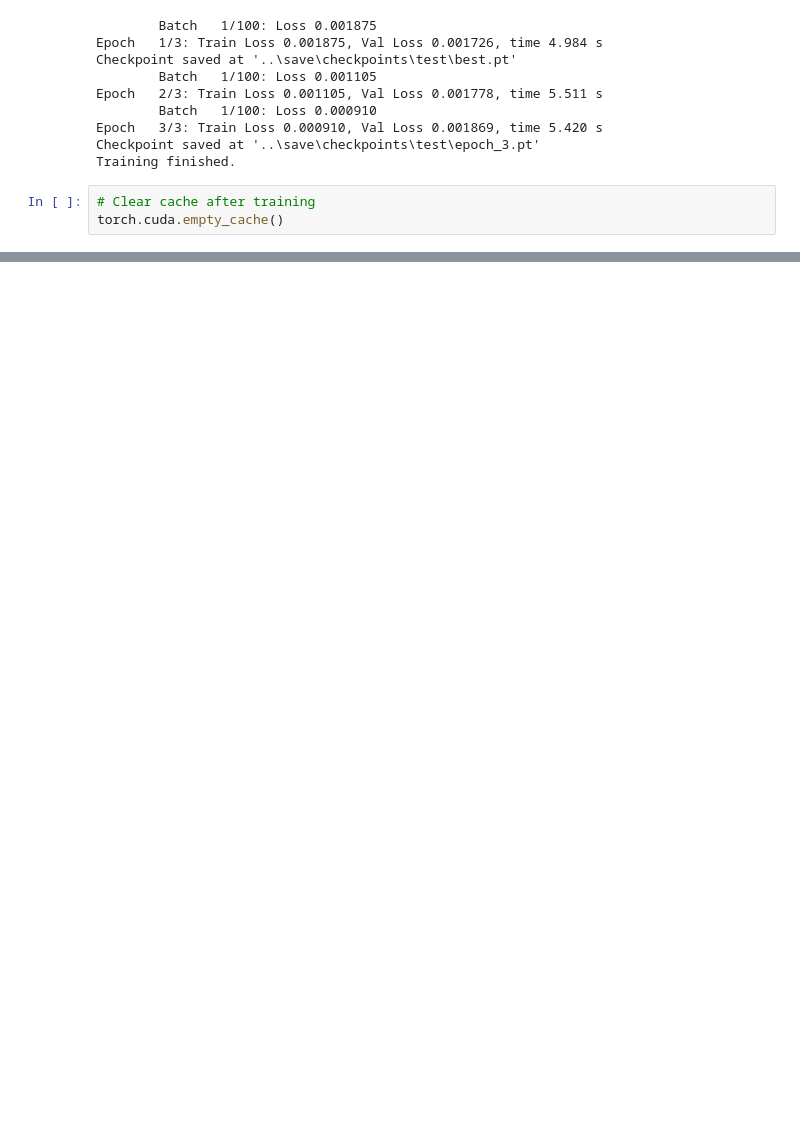
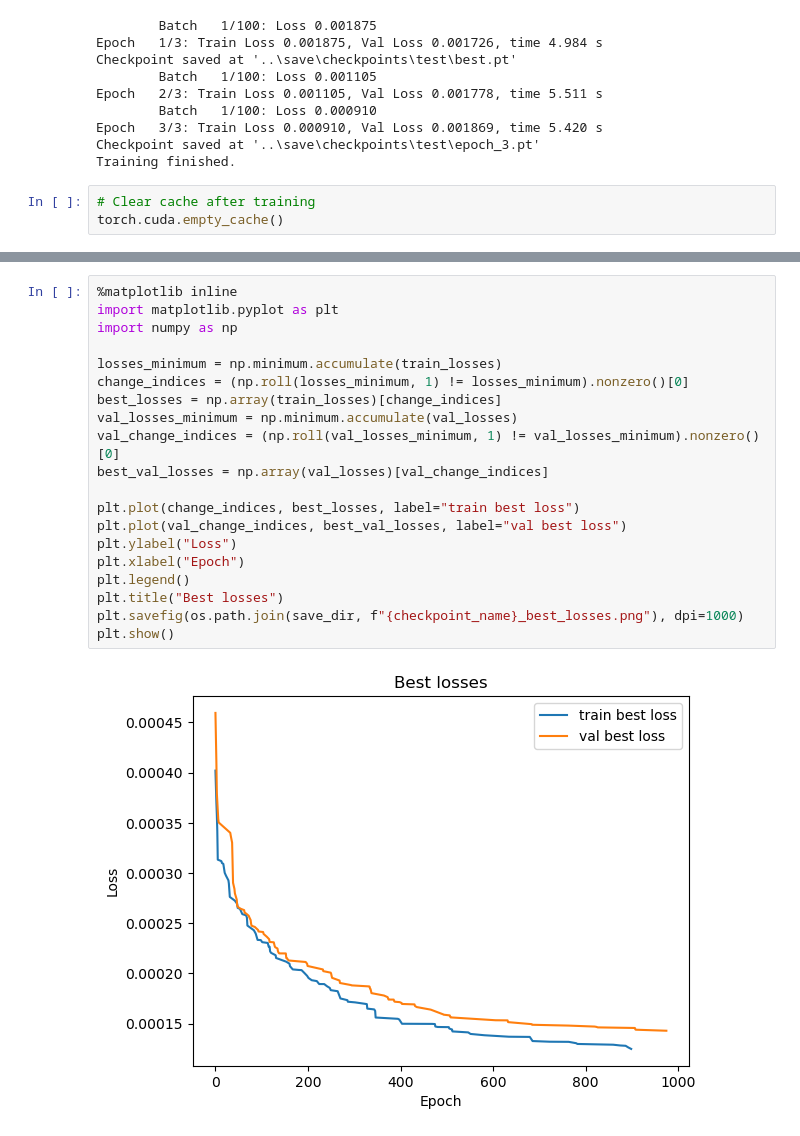
Before and after one commit to popastefan10/DeepAD, a Jupyter notebook: notebooks/trainer.ipynb, the cells around one changed output, grey strips where cells are left out. Drawn from its saved outputs; the diff is of its cells as text; blank space fills up the shorter version.

```diff
--- a/notebooks/trainer.ipynb
+++ b/notebooks/trainer.ipynb
@@ -105,3 +122,25 @@ plot_losses(torch.asarray(train_losses), torch.asarray(val_losses), title="Train
+# %%
+%matplotlib inline
+import matplotlib.pyplot as plt
+import numpy as np
+
+losses_minimum = np.minimum.accumulate(train_losses)
+change_indices = (np.roll(losses_minimum, 1) != losses_minimum).nonzero()[0]
+best_losses = np.array(train_losses)[change_indices]
+val_losses_minimum = np.minimum.accumulate(val_losses)
+val_change_indices = (np.roll(val_losses_minimum, 1) != val_losses_minimum).nonzero()[0]
+best_val_losses = np.array(val_losses)[val_change_indices]
+
+plt.plot(change_indices, best_losses, label="train best loss")
+plt.plot(val_change_indices, best_val_losses, label="val best loss")
+plt.ylabel("Loss")
+plt.xlabel("Epoch")
+plt.legend()
+plt.title("Best losses")
+plt.savefig(os.path.join(save_dir, f"{checkpoint_name}_best_losses.png"), dpi=1000)
+plt.show()
+# %% [output]
+[figure, added]
 # %%
 def flatten(xs):
     return [x for ys in xs for x in ys]
```
Also changed, not shown: parts of 8 cells of this notebook, 4 other files.
